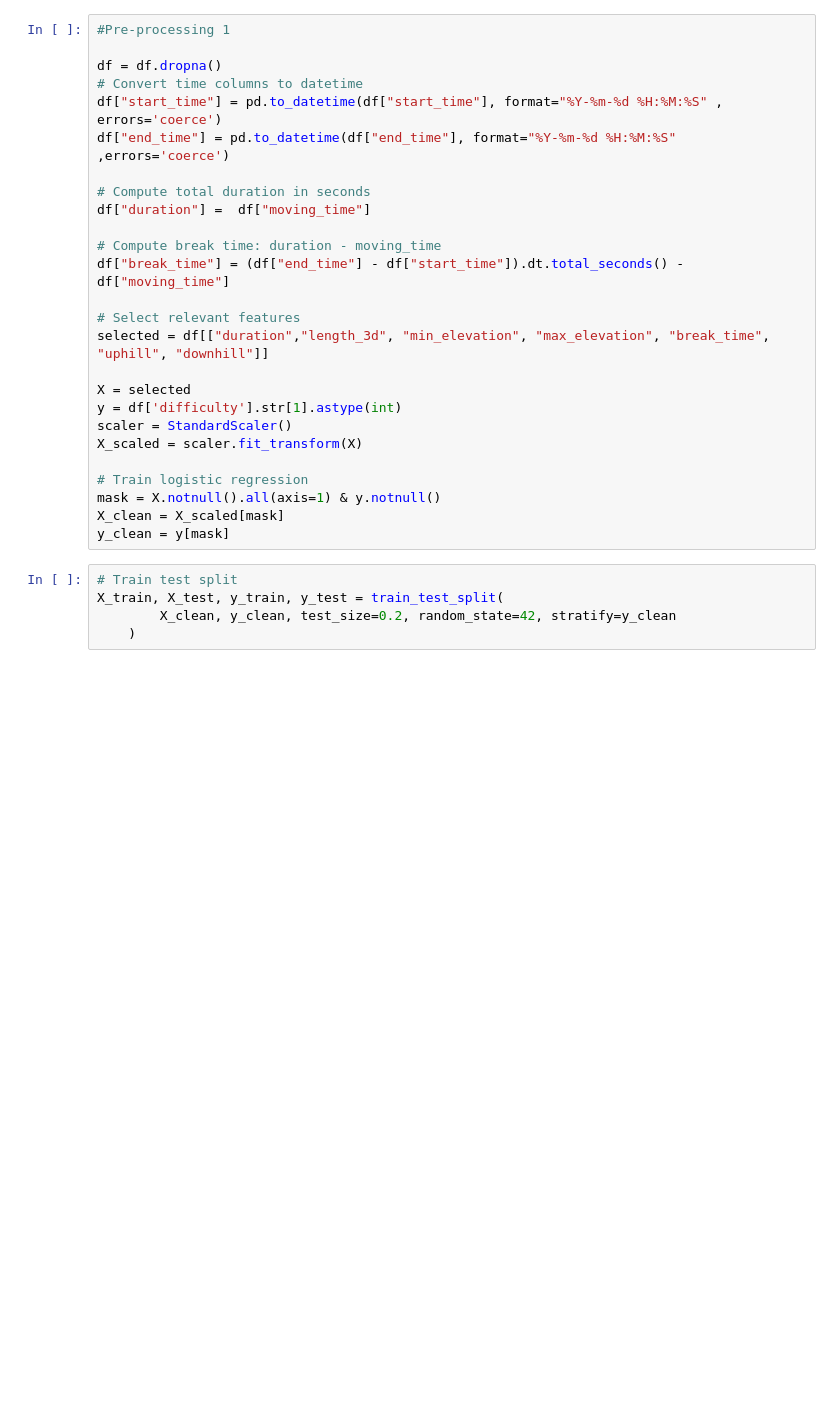
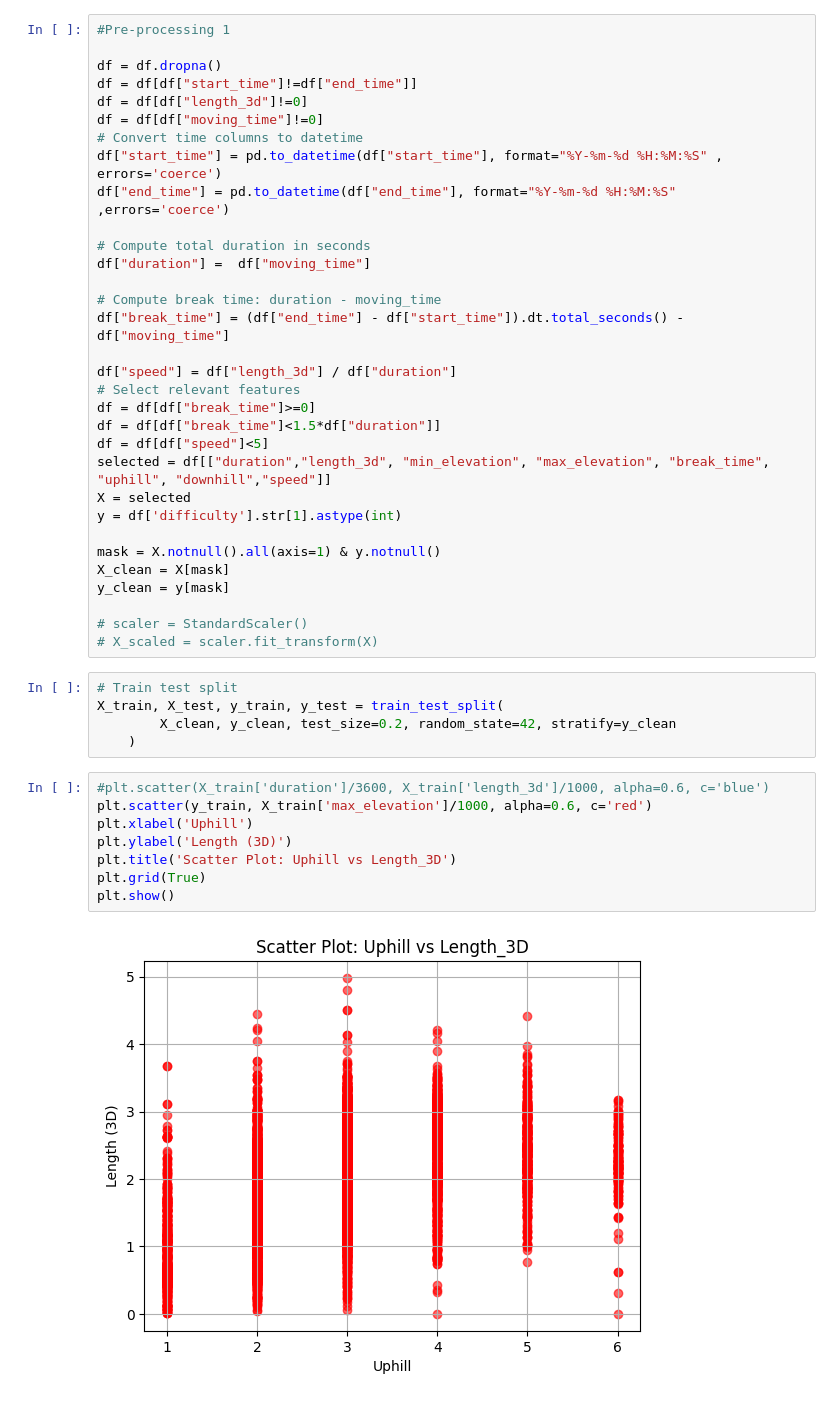
Before and after one commit to shashaaankk/GradientAscent, a Jupyter notebook: GradientAscent.ipynb, the cells around one changed output. Saved outputs shown, nothing was run; the diff lists cells and outputs as text; blank space fills up the shorter version.

```diff
--- a/GradientAscent.ipynb
+++ b/GradientAscent.ipynb
@@ -97,6 +98,9 @@ df = pd.read_csv(csv_path)
 #Pre-processing 1
 
 df = df.dropna()
+df = df[df["start_time"]!=df["end_time"]]
+df = df[df["length_3d"]!=0]
+df = df[df["moving_time"]!=0]
 # Convert time columns to datetime
 df["start_time"] = pd.to_datetime(df["start_time"], format="%Y-%m-%d %H:%M:%S" , errors='coerce')
 df["end_time"] = pd.to_datetime(df["end_time"], format="%Y-%m-%d %H:%M:%S" ,errors='coerce')
@@ -107,23 +111,36 @@ df["duration"] =  df["moving_time"]
 # Compute break time: duration - moving_time
 df["break_time"] = (df["end_time"] - df["start_time"]).dt.total_seconds() - df["moving_time"]
 
+df["speed"] = df["length_3d"] / df["duration"]
 # Select relevant features
-selected = df[["duration","length_3d", "min_elevation", "max_elevation", "break_time", "uphill", "downhill"]]
-
+df = df[df["break_time"]>=0]
+df = df[df["break_time"]<1.5*df["duration"]]
+df = df[df["speed"]<5]
+selected = df[["duration","length_3d", "min_elevation", "max_elevation", "break_time", "uphill", "downhill","speed"]]
 X = selected
 y = df['difficulty'].str[1].astype(int)
-scaler = StandardScaler()
-X_scaled = scaler.fit_transform(X)
 
-# Train logistic regression
 mask = X.notnull().all(axis=1) & y.notnull()
-X_clean = X_scaled[mask]
+X_clean = X[mask]
 y_clean = y[mask]
+
+# scaler = StandardScaler()
+# X_scaled = scaler.fit_transform(X)
 # %%
 # Train test split
 X_train, X_test, y_train, y_test = train_test_split(
         X_clean, y_clean, test_size=0.2, random_state=42, stratify=y_clean
     )
+# %%
+#plt.scatter(X_train['duration']/3600, X_train['length_3d']/1000, alpha=0.6, c='blue')
+plt.scatter(y_train, X_train['max_elevation']/1000, alpha=0.6, c='red')
+plt.xlabel('Uphill')
+plt.ylabel('Length (3D)')
+plt.title('Scatter Plot: Uphill vs Length_3D')
+plt.grid(True)
+plt.show()
+# %% [output]
+[figure, added]
 # %%
 # Model
 model = LogisticRegression(multi_class='multinomial', solver='lbfgs', max_iter=1000)
```
Also changed, not shown: parts of 3 cells of this notebook.
